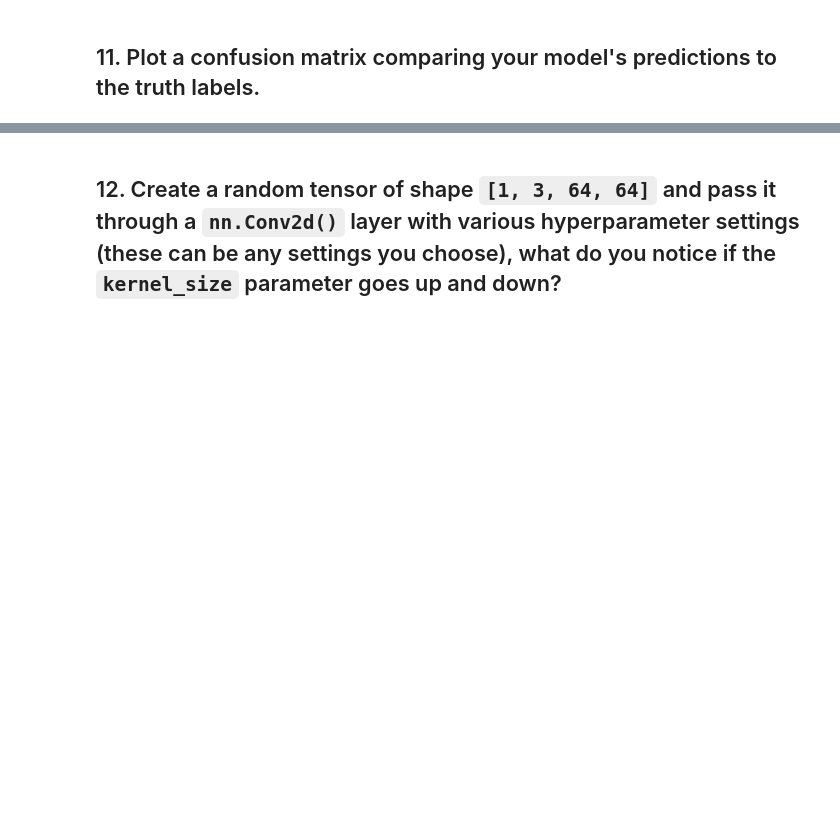
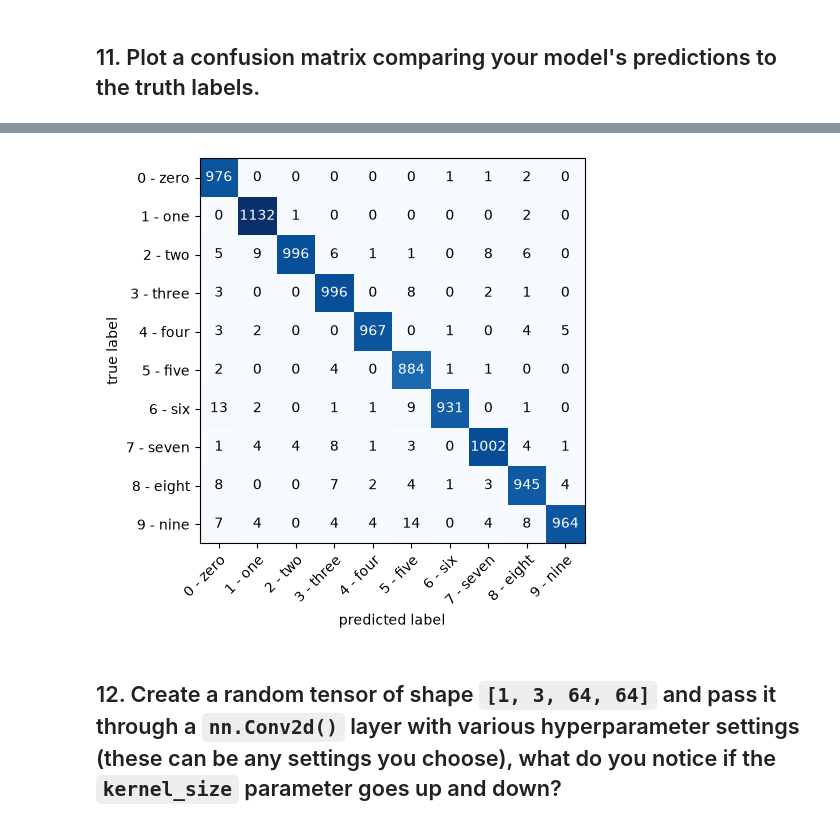
Before and after one commit to DanialBahrizadeh/pytorch_course, a Jupyter notebook: exercises/03_pytorch_computer_vision_exercises.ipynb, the cells around one changed output, grey strips where cells are left out. Cells and saved outputs as stored; diff of their text form; code cells hidden in the pictures; blank space fills up the shorter version.

```diff
--- a/exercises/03_pytorch_computer_vision_exercises.ipynb
+++ b/exercises/03_pytorch_computer_vision_exercises.ipynb
@@ -444,2 +475,24 @@ Test Loss:  2.31 | Test Accuracy:  9.86%
 # %% [markdown]
 ## 11. Plot a confusion matrix comparing your model's predictions to the truth labels.
+# %%
+from torchmetrics import ConfusionMatrix
+
+cmat = ConfusionMatrix(
+    task = 'multiclass',
+    num_classes= len(classes)
+).to(device)
+
+cmat.reset()
+
+model_on_cuda.eval()
+
+for X , y in test_dataloader:
+    X = X.to(device)
+    y = y.to(device)
+
+    with torch.inference_mode():
+
+        y_logits = model_on_cuda(X)
+        cmat.update(y_logits.argmax(dim=1), y)
+
+cmat = cmat.compute().to('cpu')
@@ -446,2 +512,12 @@ Test Loss:  2.31 | Test Accuracy:  9.86%
+# %%
+from mlxtend.plotting import plot_confusion_matrix
+
+fix, ax = plot_confusion_matrix(
+    conf_mat = cmat.cpu().numpy(),
+    class_names= classes,
+    figsize = (len(classes) // 2, len(classes) // 2)
+)
+# %% [output]
+[figure, added]
 # %% [markdown]
 ## 12. Create a random tensor of shape `[1, 3, 64, 64]` and pass it through a `nn.Conv2d()` layer with various hyperparameter settings (these can be any settings you choose), what do you notice if the `kernel_size` parameter goes up and down?
```
Also changed, not shown: parts of 18 cells of this notebook, 1 other file.
